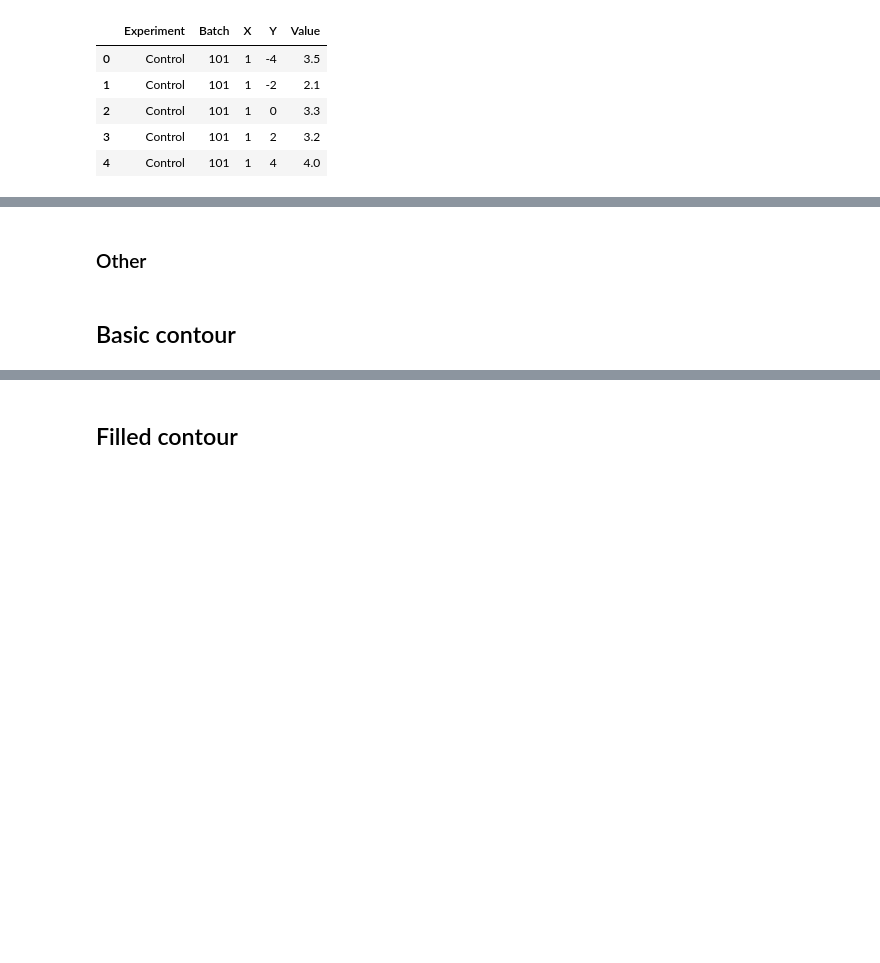
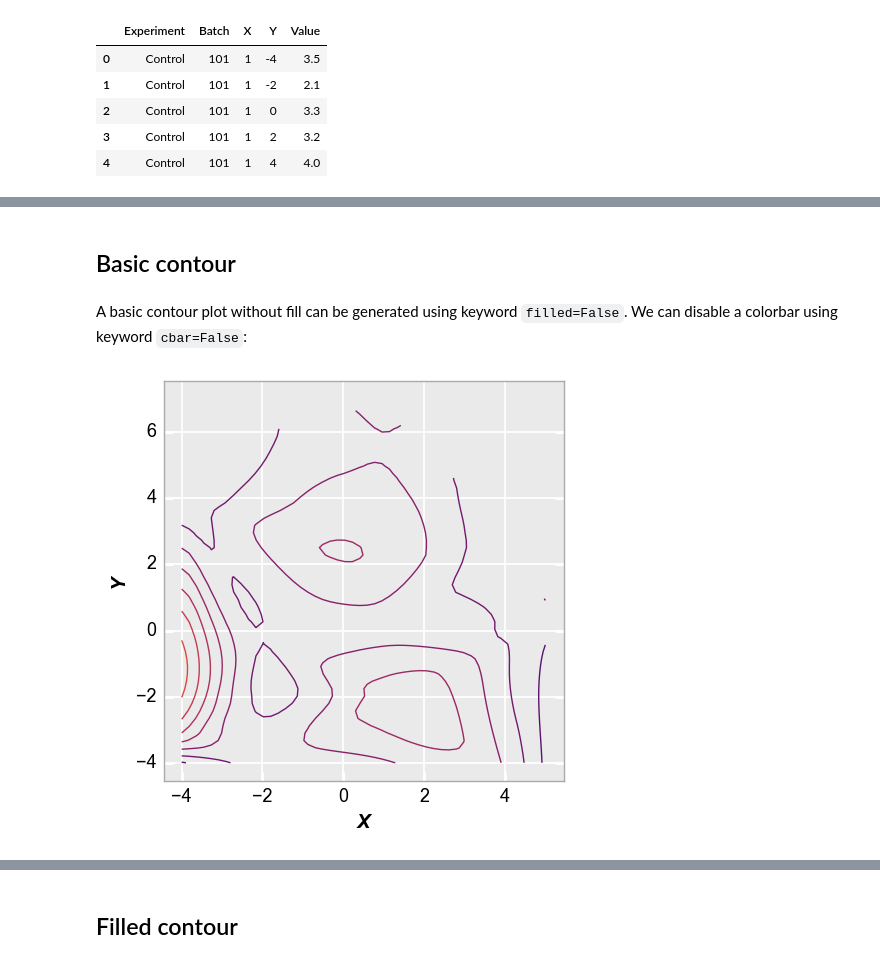
Before and after one commit to endangeredoxen/fivecentplots, a Jupyter notebook: fivecentplots/doc/contour.ipynb, the cells around one changed output, grey strips where cells are left out. Saved outputs shown, nothing was run; the diff lists cells and outputs as text; code cells hidden in the pictures; blank space fills up the shorter version.

```diff
--- a/fivecentplots/doc/contour.ipynb
+++ b/fivecentplots/doc/contour.ipynb
@@ -39,5 +27,3 @@ df.head()
 # %%
 #fcp.set_theme('gray')
 #fcp.set_theme('white')
-# %% [markdown]
-### Other
@@ -46,2 +30,8 @@ SHOW = False
 # %% [markdown]
 ## Basic contour
+# %% [markdown]
+A basic contour plot without fill can be generated using keyword `filled=False`.  We can disable a colorbar using keyword `cbar=False`:
+# %%
+fcp.contour(df, x='X', y='Y', z='Value', filled=False, cbar=False)
+# %% [output]
+[figure, added]
```
Also changed, not shown: parts of 28 cells of this notebook, 4 other files.
